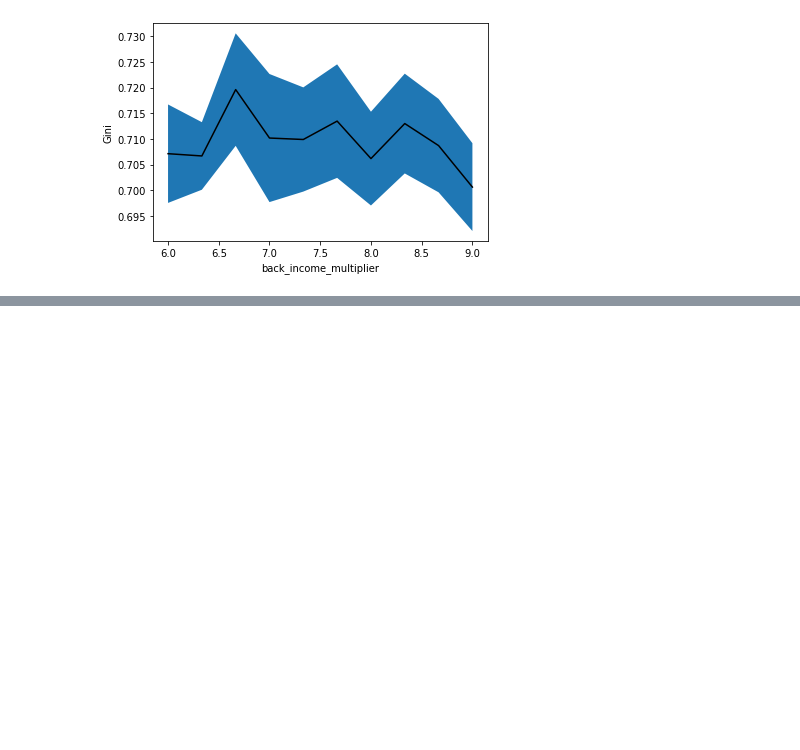
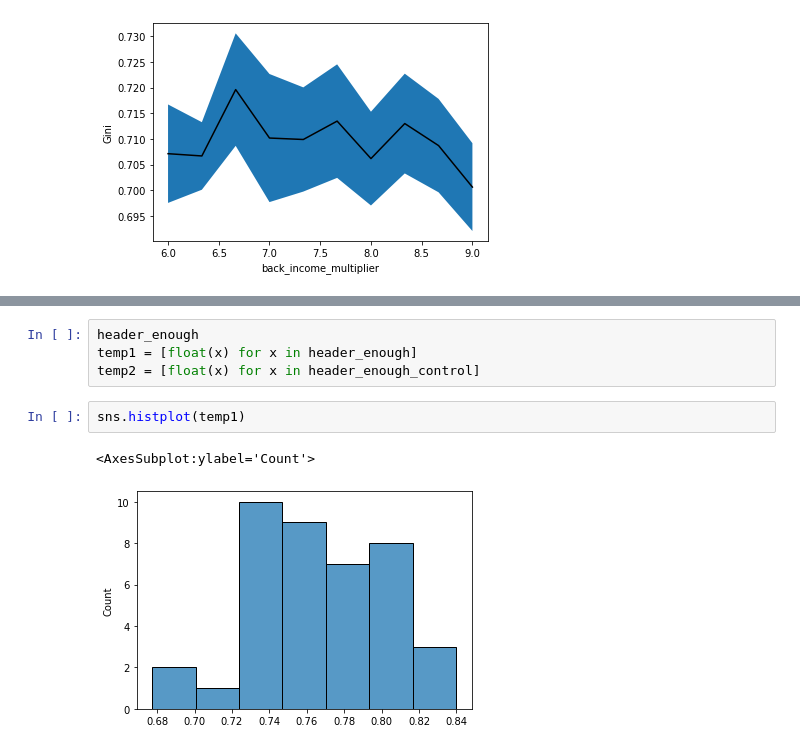
Before and after one commit to Caesar-blip/ABM, a Jupyter notebook: tests.ipynb, the cells around one changed output, grey strips where cells are left out. Cells and saved outputs as stored; diff of their text form; blank space fills up the shorter version.

Commit message:
Visualize last experiment

```diff
--- a/tests.ipynb
+++ b/tests.ipynb
@@ -431,0 +467,9 @@ plot7 = run_batch_parallel_plotter(results_7, 7)
+# %%
+header_enough
+temp1 = [float(x) for x in header_enough]
+temp2 = [float(x) for x in header_enough_control]
+# %%
+sns.histplot(temp1)
+# %% [output]
+<AxesSubplot:ylabel='Count'>
+[figure, added]
```
Also changed, not shown: parts of 4 cells of this notebook.
